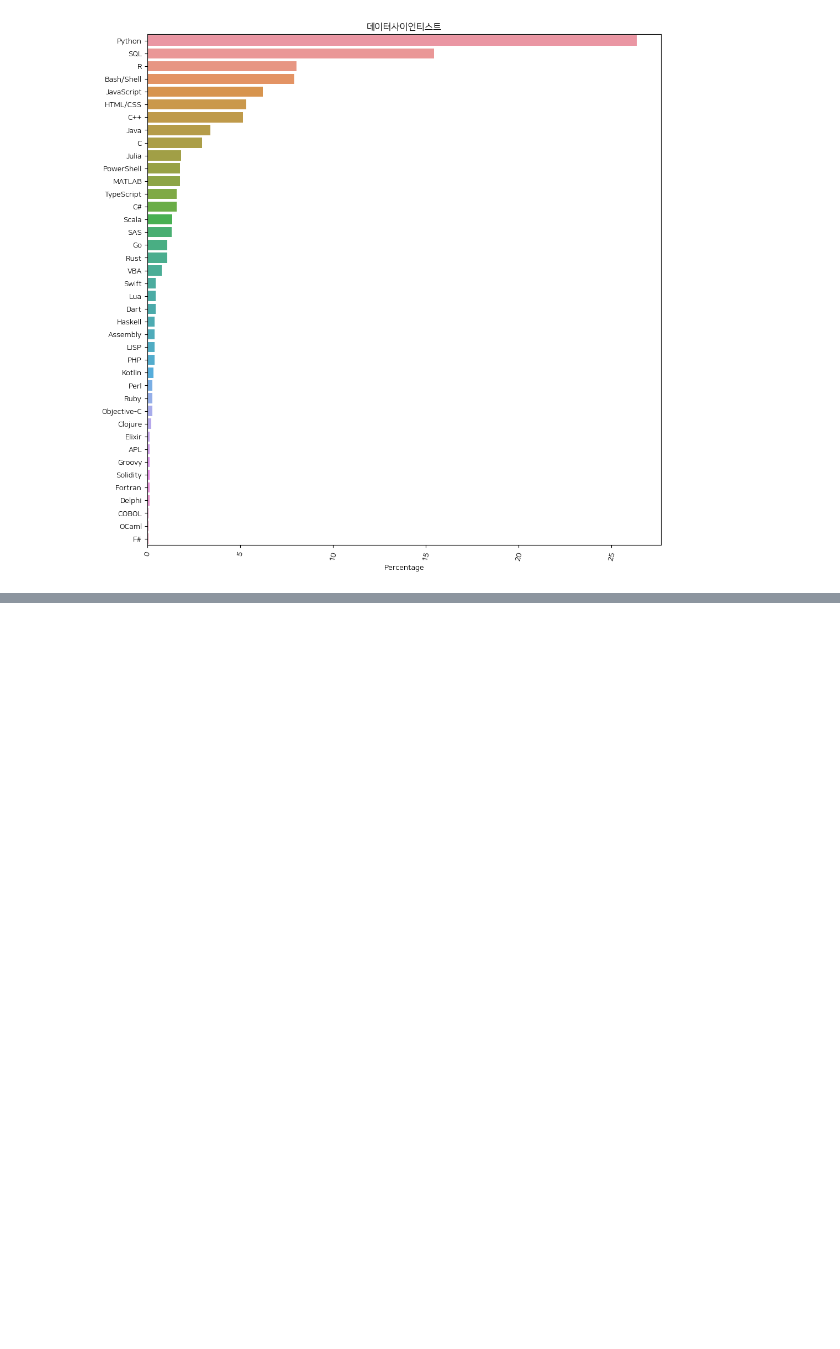
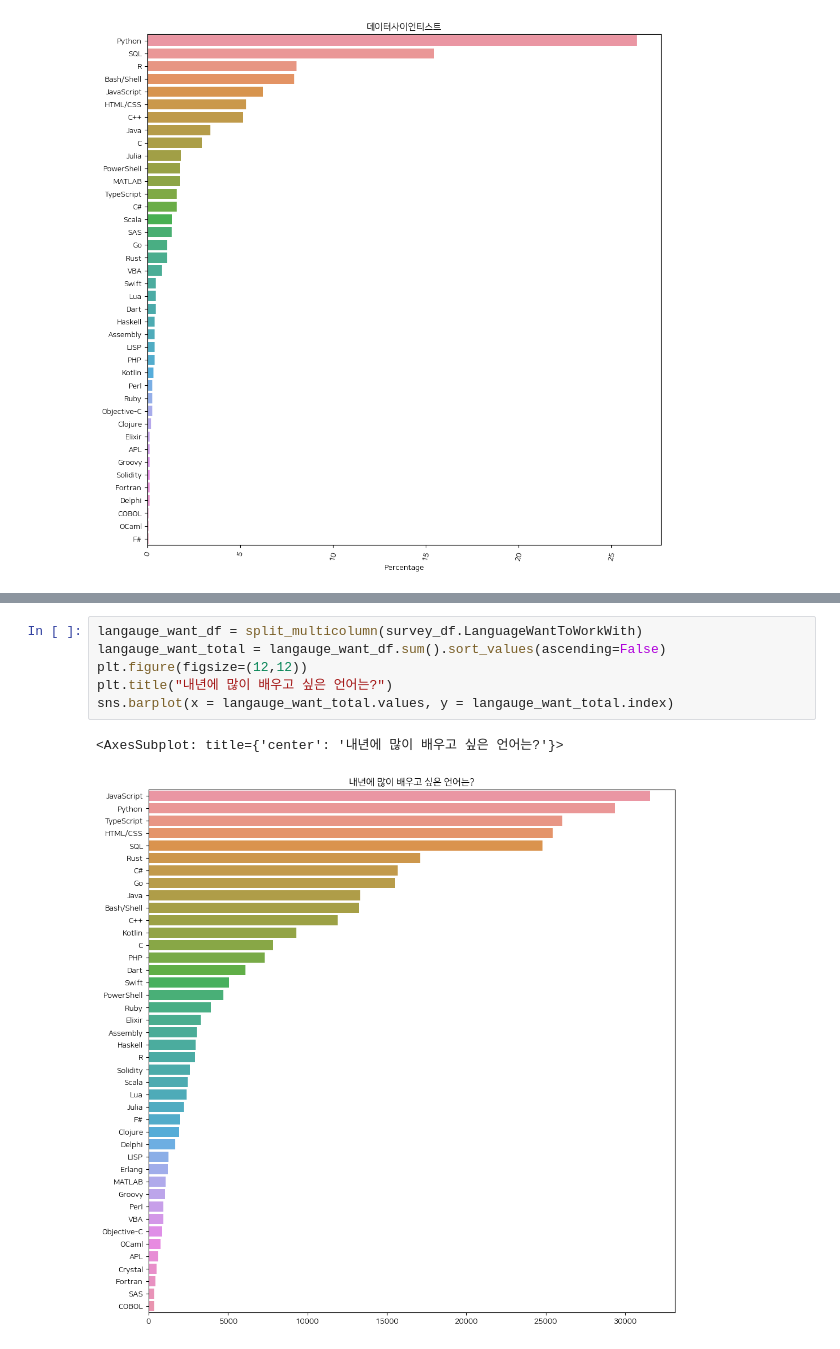
Before and after one commit to malcano/Data_Engineering_20, a Jupyter notebook: python/20python.ipynb, the cells around one changed output, grey strips where cells are left out. Drawn from its saved outputs; the diff is of its cells as text; blank space fills up the shorter version.

```diff
--- a/python/20python.ipynb
+++ b/python/20python.ipynb
@@ -324,0 +358,9 @@ Name: DevType, Length: 73268, dtype: object>
+# %%
+langauge_want_df = split_multicolumn(survey_df.LanguageWantToWorkWith)
+langauge_want_total = langauge_want_df.sum().sort_values(ascending=False)
+plt.figure(figsize=(12,12))
+plt.title("내년에 많이 배우고 싶은 언어는?")
+sns.barplot(x = langauge_want_total.values, y = langauge_want_total.index)
+# %% [output]
+<AxesSubplot: title={'center': '내년에 많이 배우고 싶은 언어는?'}>
+[figure, added]
```
Also changed, not shown: parts of 7 cells of this notebook.
